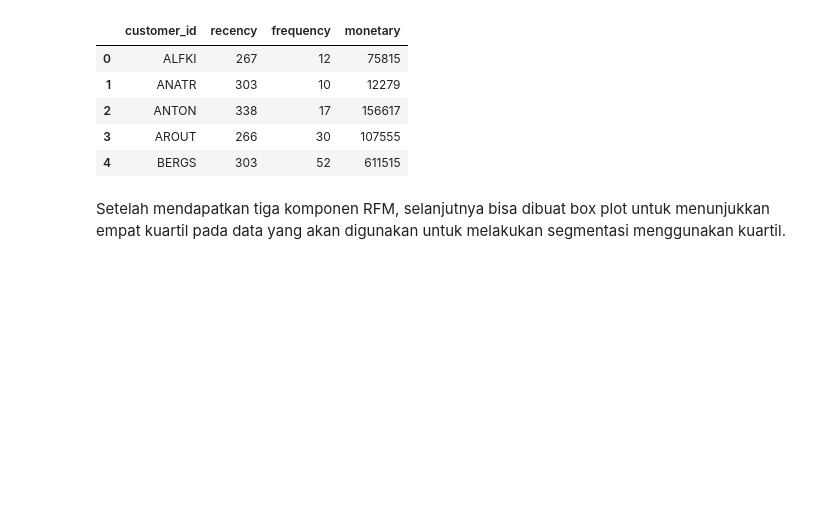
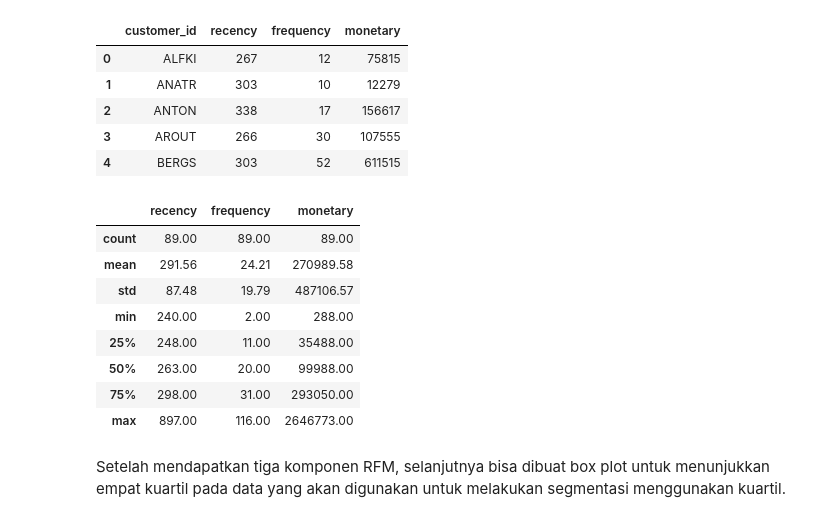
Before and after one commit to MAROON-LABKOM/script-praktikum, a Jupyter notebook: pemrograman-data-analisis/segmentasi-kmeans.ipynb, the cells around one changed output. Cells and saved outputs as stored; diff of their text form; code cells hidden in the pictures; blank space fills up the shorter version.

```diff
--- a/pemrograman-data-analisis/segmentasi-kmeans.ipynb
+++ b/pemrograman-data-analisis/segmentasi-kmeans.ipynb
@@ -86,6 +87,18 @@ df_features.head()
 | 2 | ANTON | 338 | 17 | 156617 |
 | 3 | AROUT | 266 | 30 | 107555 |
 | 4 | BERGS | 303 | 52 | 611515 |
+# %%
+df_features.describe().round(2)
+# %% [output]
+|  | recency | frequency | monetary |
+| count | 89.00 | 89.00 | 89.00 |
+| mean | 291.56 | 24.21 | 270989.58 |
+| std | 87.48 | 19.79 | 487106.57 |
+| min | 240.00 | 2.00 | 288.00 |
+| 25% | 248.00 | 11.00 | 35488.00 |
+| 50% | 263.00 | 20.00 | 99988.00 |
+| 75% | 298.00 | 31.00 | 293050.00 |
+| max | 897.00 | 116.00 | 2646773.00 |
 # %% [markdown]
 Setelah mendapatkan tiga komponen RFM, selanjutnya bisa dibuat box plot untuk menunjukkan empat kuartil pada data yang akan digunakan untuk melakukan segmentasi menggunakan kuartil.
 # %%
```
Also changed, not shown: parts of 9 cells of this notebook, 3 other files.
